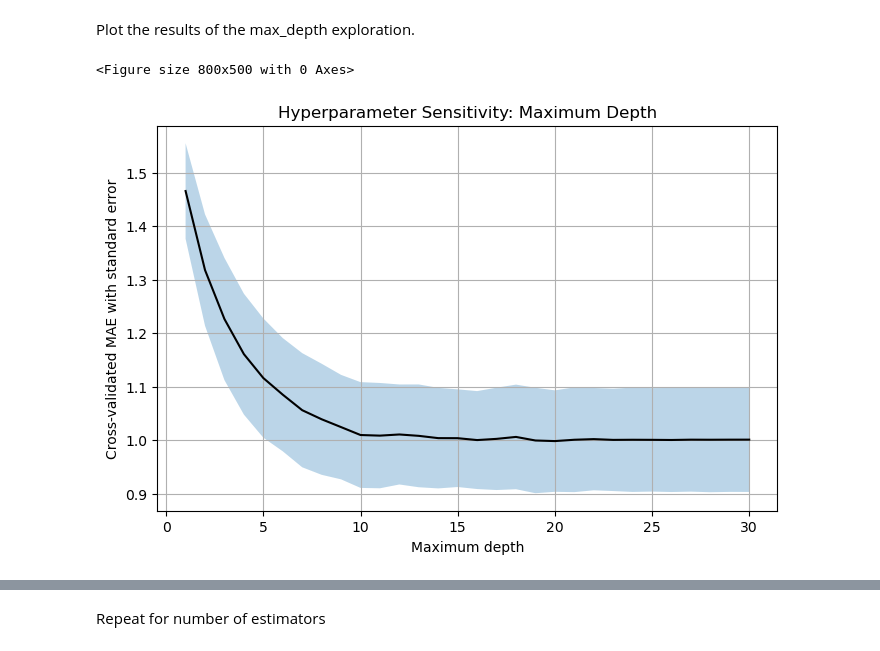
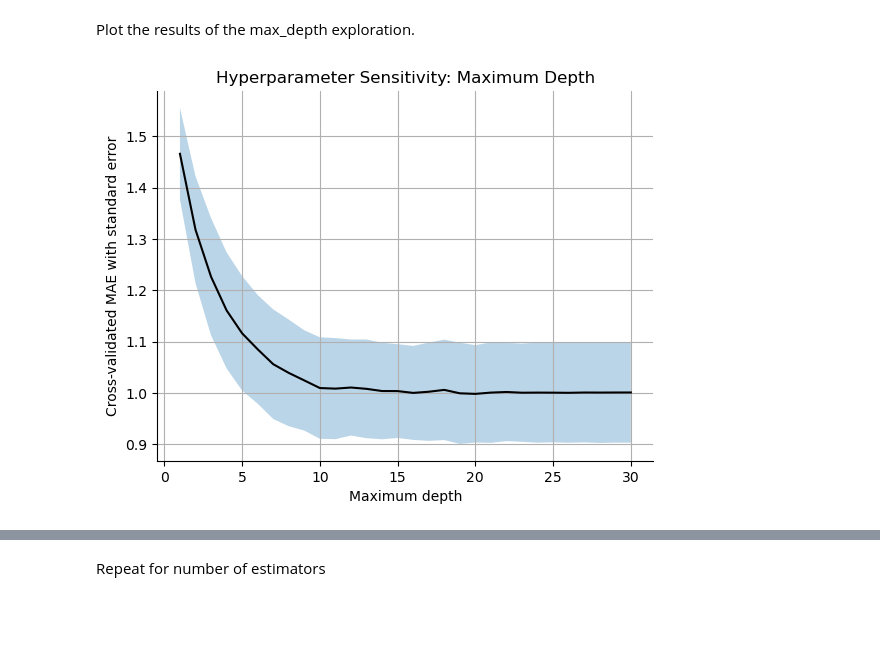
Before and after one commit to MADS696ss25group4/milestone2, a Jupyter notebook: Supervised_Models_RFR_final.ipynb, the cells around one changed output, grey strips where cells are left out. Saved outputs shown, nothing was run; the diff lists cells and outputs as text; code cells hidden in the pictures; blank space fills up the shorter version.

```diff
--- a/Supervised_Models_RFR_final.ipynb
+++ b/Supervised_Models_RFR_final.ipynb
@@ -205,10 +227,3 @@ df.describe()
 8 rows × 34 columns
 # %% [markdown]
 Merge this dataset with storm information about the closest pass for each observation.
-# %%
-# Rename one column to make merging easier.
-df['declarationTitle'].rename('Name')
-
-# Remove HURRICANE from all hurricane names for merging purposes.
-df['Name'] = df['Name'].str.replace('HURRICANE ', '')
-df.columns
@@ -238,7 +231,7 @@ Index(['disasterNumber', 'declarationTitle', 'state', 'Date_x',
 # Load the data to be merged and rename columns to be more specific.
 df_closest_pass = pd.read_csv('closest_pass.csv')
 df_closest_pass.rename(columns={'Max Wind':'Closest_Max_Wind',
-                                'Max Pressure':'Closest_Max_Pressure'}, inplace=True)
+                                'Max Pressure':'Closest_Min_Pressure'}, inplace=True)
 print(df_closest_pass.shape)
 df_closest_pass.head()
 # %% [output]
@@ -356,10 +349,10 @@ df = df[
     'Estimate!!YEAR STRUCTURE BUILT!!Total housing units!!Built 1940 to 1949',
     'Estimate!!YEAR STRUCTURE BUILT!!Total housing units!!Built 1939 or earlier',
     'Max Wind',
-    'Max Pressure',
+    'Min Pressure',
     'dist_from_landfall',
     'Closest_Max_Wind',
-    'Closest_Max_Pressure',
+    'Closest_Min_Pressure',
     'distance_from_storm',
     'category',
     'housing_cluster',
@@ -426,11 +419,11 @@ Engineer additional features by combining some of the existing features.
 # %%
 # Factor distance from landfall into the maximum storm windspeed for counties further away from the strongest part of the storm
 df['max_wind_speed_div_distance'] = df['Max Wind'] / df['dist_from_landfall']
-df['max_wind_speed_div_distance_pressure'] = df['Max Wind'] / df['dist_from_landfall']/df['Max Pressure']
+df['max_wind_speed_div_distance_pressure'] = df['Max Wind'] / df['dist_from_landfall']/df['Min Pressure']
 df['wind_speed_closest_div_distance_closest'] = df['Closest_Max_Wind'] / df['distance_from_storm']
-df['max_wind_x_pressure'] = df['Max Wind'] * df['Max Pressure']
-df['max_wind_x_pressure_div_distance'] = df['Max Wind'] * df['Max Pressure']/ df['dist_from_landfall']
-df['closest_wind_x_pressure_div_distance_'] = df['Closest_Max_Wind'] * df['Closest_Max_Pressure'] / df['distance_from_storm']
+df['max_wind_x_pressure'] = df['Max Wind'] * df['Min Pressure']
+df['max_wind_x_pressure_div_distance'] = df['Max Wind'] * df['Min Pressure']/ df['dist_from_landfall']
+df['closest_wind_x_pressure_div_distance_'] = df['Closest_Max_Wind'] * df['Closest_Min_Pressure'] / df['distance_from_storm']
 # %% [markdown]
 Identify the quantitative and categorical features and split dataframe into X and y sets.
 # %%
@@ -870,20 +881,20 @@ df_results = pd.DataFrame(results, columns=['model_depth', 'mean_mae', 'std_mae'
 # %% [markdown]
 Plot the results of the max_depth exploration.
 # %%
-plt.figure(figsize=(8, 5))
-plt.figure(figsize=(8, 5))
+fig, ax = plt.subplots()
 plt.plot(df_results['model_depth'],
          df_results['mean_mae'],
          color='k')
 plt.fill_between(df_results['model_depth'],
                  df_results['mean_mae']-df_results['std_mae'].abs(),
                  df_results['mean_mae']+df_results['std_mae'].abs(),
                  alpha=0.3)
 plt.xlabel('Maximum depth')
 plt.ylabel('Cross-validated MAE with standard error')
 plt.title('Hyperparameter Sensitivity: Maximum Depth')
+ax.spines['top'].set_visible(False)
+ax.spines['right'].set_visible(False)
 plt.grid(True)
 plt.show()
 # %% [output]
-<Figure size 800x500 with 0 Axes>
-[figure, old version]
+[figure, new version]
```
Also changed, not shown: parts of 53 cells of this notebook.
